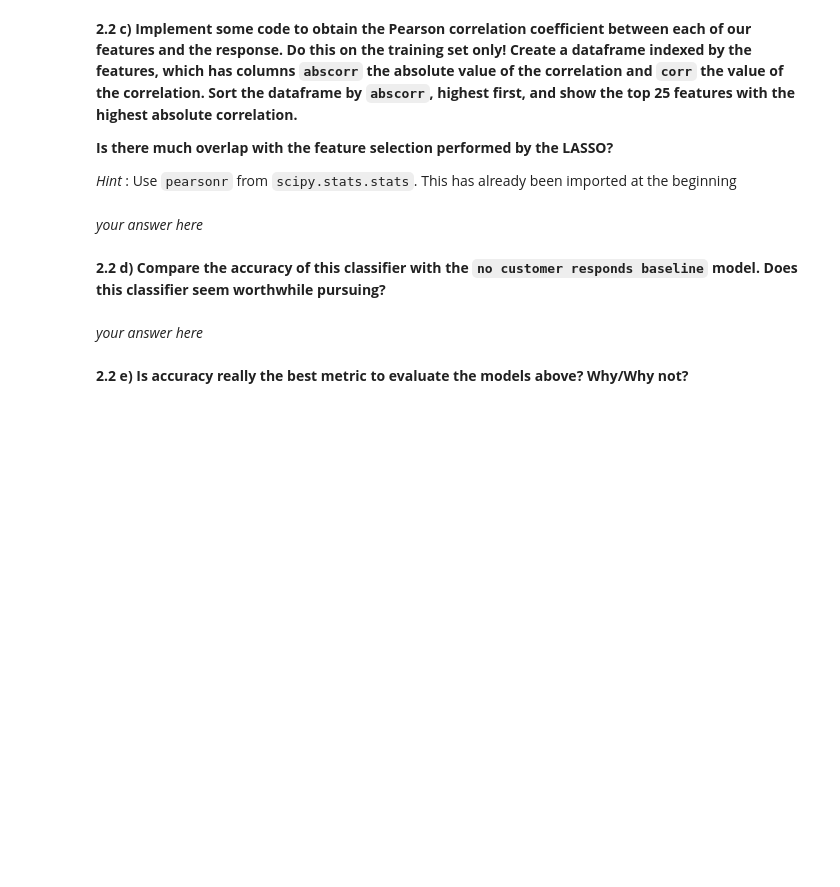
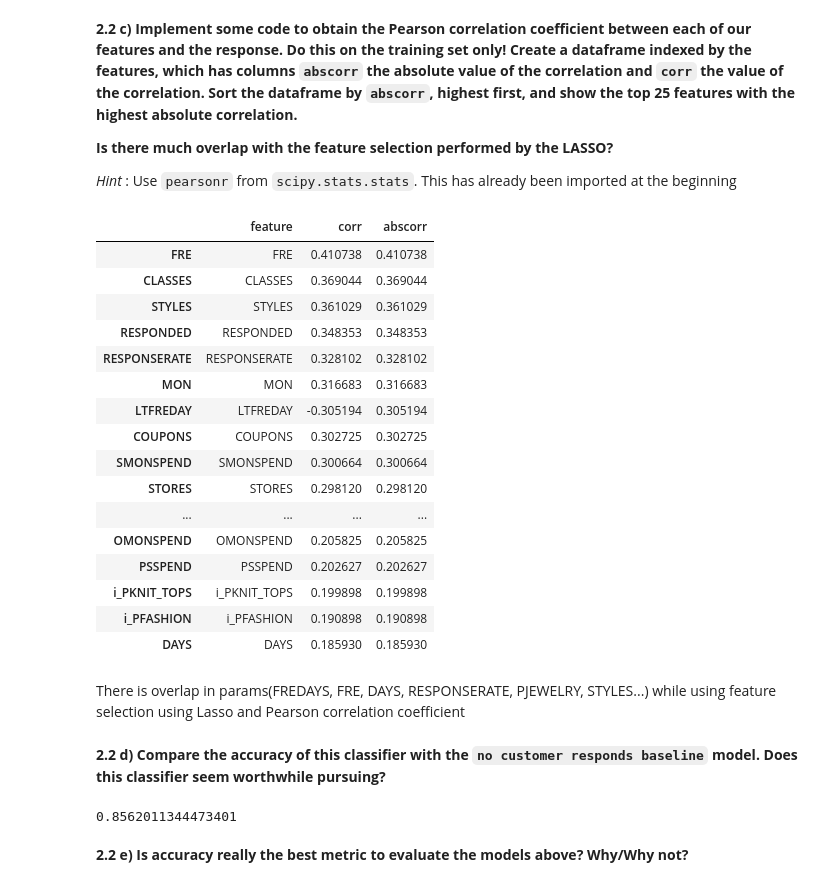
Before and after one commit to pramendra/hem_pram_Homework3, a Jupyter notebook: distribute_HW3.ipynb, the cells around one changed output. Drawn from its saved outputs; the diff is of its cells as text; code cells hidden in the pictures; blank space fills up the shorter version.

```diff
--- a/distribute_HW3.ipynb
+++ b/distribute_HW3.ipynb
@@ -199,8 +290,40 @@ The Pearson correlation method is the most common method to use for numerical va
-# %% [markdown]
-*your answer here*
+# %%
+# your code here
+correlatedf = pd.DataFrame()
+
+for i in X_train.columns:
+  co = pearsonr(X_train[i], y_train)
+  correlatedf=pd.concat([correlatedf, pd.DataFrame({'feature':i,"corr":co[0],"abscorr":abs(co[0])}, index=[i])])
+
+
+highest_absolute_correlation = correlatedf.sort_values(by="abscorr", axis=0, ascending=False)[:25]
+
+highest_absolute_correlation
+# %% [output]
+|  | feature | corr | abscorr |
+| FRE | FRE | 0.410738 | 0.410738 |
+| CLASSES | CLASSES | 0.369044 | 0.369044 |
+| STYLES | STYLES | 0.361029 | 0.361029 |
+| RESPONDED | RESPONDED | 0.348353 | 0.348353 |
+| RESPONSERATE | RESPONSERATE | 0.328102 | 0.328102 |
+| MON | MON | 0.316683 | 0.316683 |
+| LTFREDAY | LTFREDAY | -0.305194 | 0.305194 |
+| COUPONS | COUPONS | 0.302725 | 0.302725 |
+| SMONSPEND | SMONSPEND | 0.300664 | 0.300664 |
+| STORES | STORES | 0.298120 | 0.298120 |
+| ... | ... | ... | ... |
+| OMONSPEND | OMONSPEND | 0.205825 | 0.205825 |
+| PSSPEND | PSSPEND | 0.202627 | 0.202627 |
+| i_PKNIT_TOPS | i_PKNIT_TOPS | 0.199898 | 0.199898 |
+| i_PFASHION | i_PFASHION | 0.190898 | 0.190898 |
+| DAYS | DAYS | 0.185930 | 0.185930 |
+# %% [markdown]
+There is overlap in params(FREDAYS, FRE, DAYS, RESPONSERATE, PJEWELRY, STYLES...) while using feature selection using Lasso and Pearson correlation coefficient
 # %% [markdown]
 **2.2 d) Compare the accuracy of this classifier with the `no customer responds baseline` model. Does this classifier seem worthwhile pursuing?**
-# %% [markdown]
-*your answer here*
+# %%
+accuracy_score(y_test, best.predict(X_test))
+# %% [output]
+0.8562011344473401
 # %% [markdown]
 **2.2 e) Is accuracy really the best metric to evaluate the models above? Why/Why not?**
```
Also changed, not shown: parts of 28 cells of this notebook.
